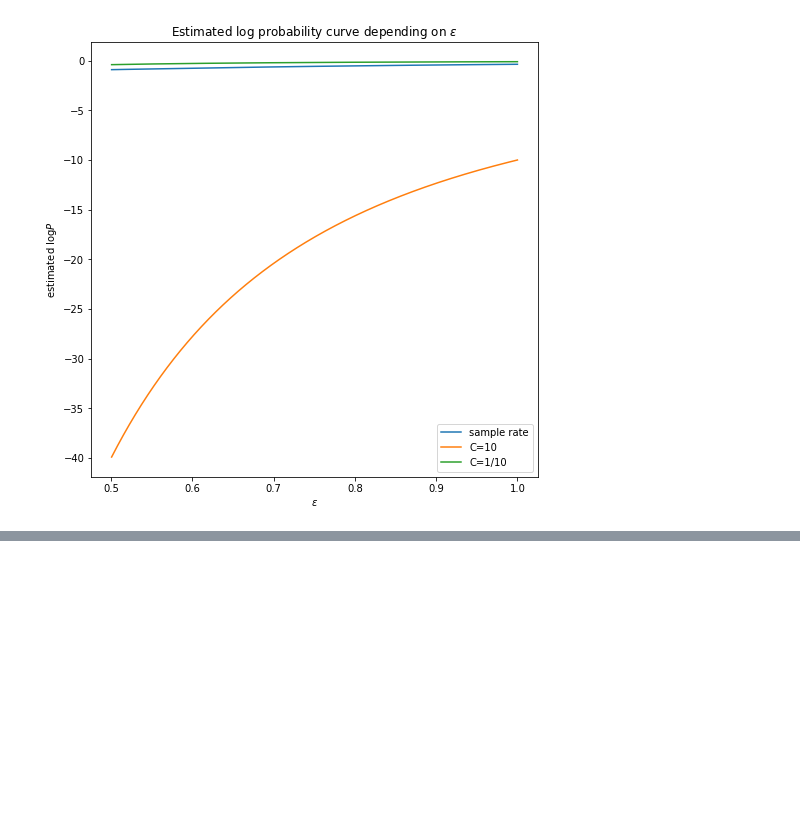
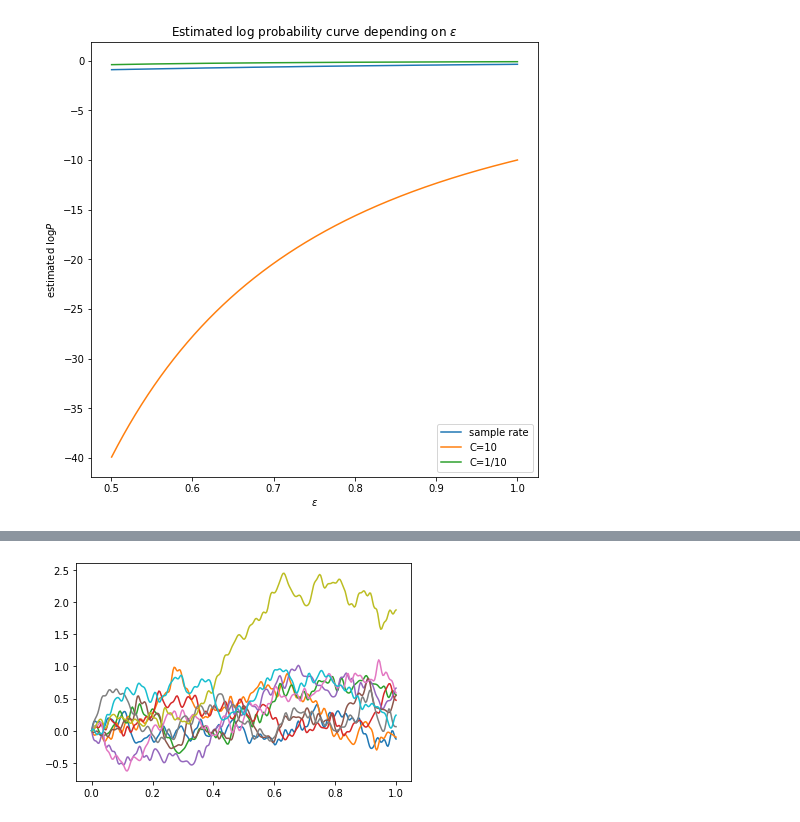
Before and after one commit to d-dof/brownian_motion, a Jupyter notebook: notebooks/brownian_motion.ipynb, the cells around one changed output, grey strips where cells are left out. Saved outputs shown, nothing was run; the diff lists cells and outputs as text; code cells hidden in the pictures; blank space fills up the shorter version.

```diff
--- a/notebooks/brownian_motion.ipynb
+++ b/notebooks/brownian_motion.ipynb
@@ -189,0 +247,10 @@ plt.show()
+# %%
+n = 100
+n_trial = 10
+for _ in tqdm(range(n_trial)):
+    W_n = create_W_n(n)
+    W_ns = np.array([W_n(t) for t in ts])
+    plt.plot(ts, W_ns)
+plt.show()
+# %% [output]
+[figure, added]
```
Also changed, not shown: parts of 21 cells of this notebook.
